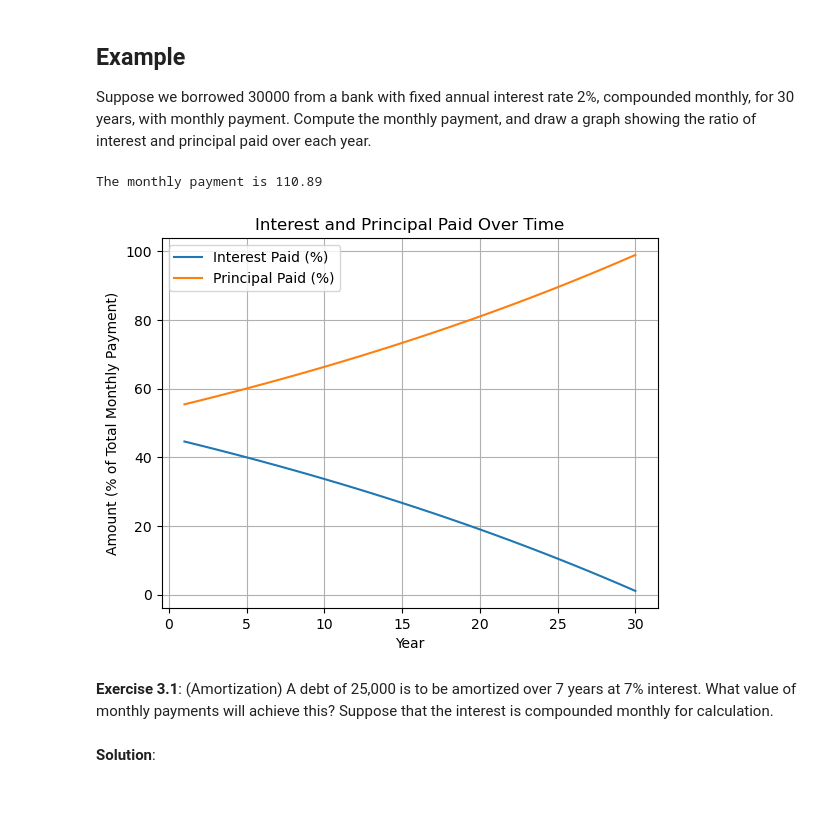
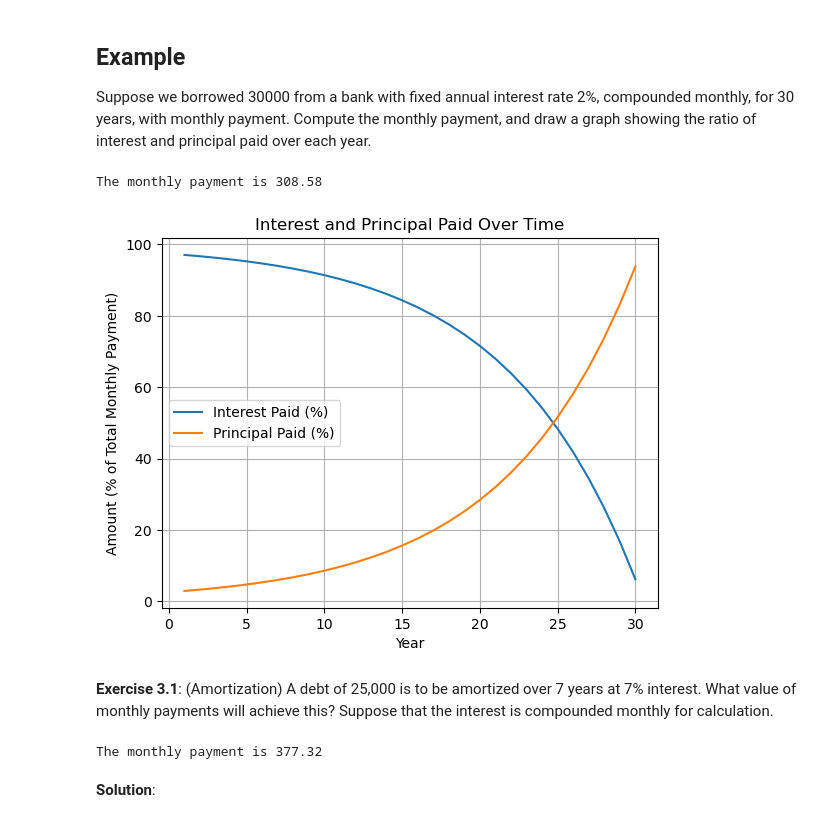
Before and after one commit to AvaM1/Math134_Notes, a Jupyter notebook: 134A Week 3.ipynb, the cells around one changed output. Cells and saved outputs as stored; diff of their text form; code cells hidden in the pictures.

```diff
--- a/134A Week 3.ipynb
+++ b/134A Week 3.ipynb
@@ -113,44 +114,48 @@ Suppose we borrowed 30000 from a bank with fixed annual interest rate 2\%, compo
 import matplotlib.pyplot as plt
 # Loan parameters
 loan_amount = 30000
-interest_rate = 0.02
+interest_rate = 0.12
 loan_term_years = 30
 num_payments = loan_term_years * 12
 monthly_rate = interest_rate / 12
 # Calculate the monthly payment
 monthly_payment = loan_payment(loan_amount, monthly_rate, num_payments)
 print(f"The monthly payment is {monthly_payment:.2f}")
 # Initialize lists for interest, principal, and month number
 interest_paid = []
 principal_paid = []
 year_numbers = [year + 1 for year in range(loan_term_years)]
 # Calculate interest and principal payments for each year
 remaining_balance = loan_amount
 for year in range(loan_term_years):
     annual_interest = 0
     annual_principal = 0
     for month in range(12):
         interest = remaining_balance * monthly_rate
         principal = monthly_payment - interest
         remaining_balance -= principal
         annual_interest += interest
         annual_principal += principal
     interest_paid.append(annual_interest / (12*monthly_payment) * 100)
     principal_paid.append(annual_principal / (12*monthly_payment) * 100)
 # Plot the interest and principal paid over time
 plt.plot(year_numbers, interest_paid, label='Interest Paid (%)')
 plt.plot(year_numbers, principal_paid, label='Principal Paid (%)')
 plt.xlabel('Year')
 plt.ylabel('Amount (% of Total Monthly Payment)')
 plt.title('Interest and Principal Paid Over Time')
 plt.legend()
 plt.grid()
 plt.show()
 # %% [output]
-The monthly payment is 110.89
+The monthly payment is 308.58
-[figure, old version]
+[figure, new version]
 # %% [markdown]
 **Exercise 3.1**: (Amortization) A debt of 25,000 is to be amortized over 7 years at 7\% interest. What value of monthly payments will achieve this? Suppose that the interest is compounded monthly for calculation.
+# %%
+print(f"The monthly payment is {loan_payment(25000, 0.07/12, 7*12):.2f}")
+# %% [output]
+The monthly payment is 377.32
 # %% [markdown]
 **Solution**:
 # %% [markdown]
```
Also changed, not shown: parts of 2 cells of this notebook.
